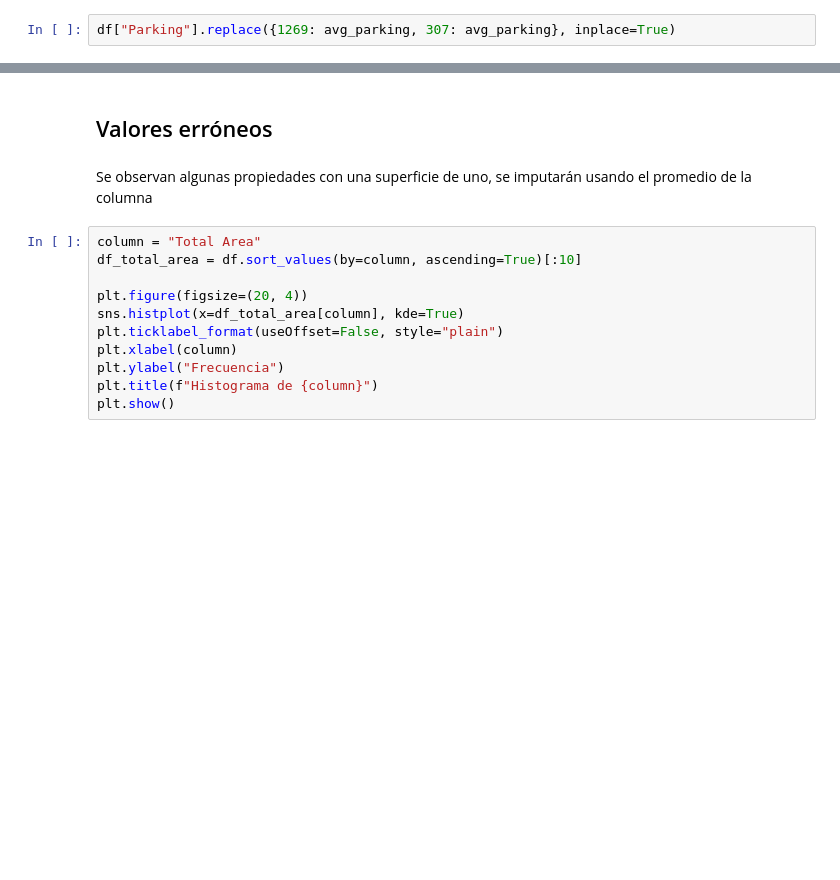
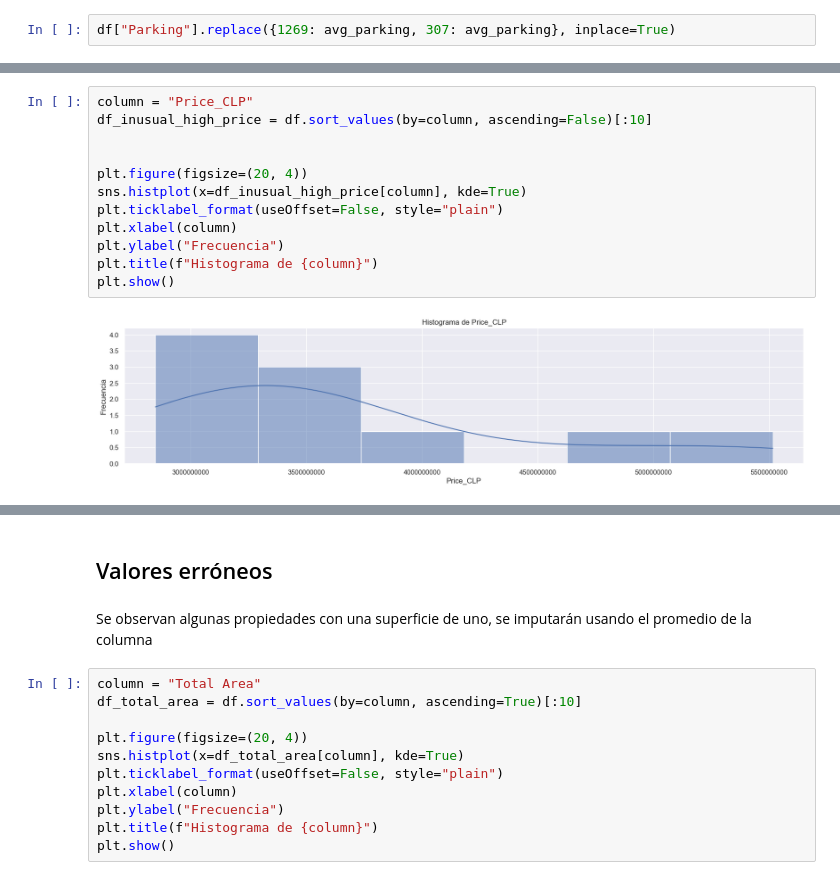
Before and after one commit to gonzakayunawel/casas_usadas_chile_analysis, a Jupyter notebook: B005_Gonzalo_Cayunao.ipynb, the cells around one changed output, grey strips where cells are left out. Drawn from its saved outputs; the diff is of its cells as text; blank space fills up the shorter version.

```diff
--- a/B005_Gonzalo_Cayunao.ipynb
+++ b/B005_Gonzalo_Cayunao.ipynb
@@ -355,0 +390,14 @@ for col in discrete_cols:
+# %%
+column = "Price_CLP"
+df_inusual_high_price = df.sort_values(by=column, ascending=False)[:10]
+
+
+plt.figure(figsize=(20, 4))
+sns.histplot(x=df_inusual_high_price[column], kde=True)
+plt.ticklabel_format(useOffset=False, style="plain")
+plt.xlabel(column)
+plt.ylabel("Frecuencia")
+plt.title(f"Histograma de {column}")
+plt.show()
+# %% [output]
+[figure, added]
```
Also changed, not shown: parts of 109 cells of this notebook.
